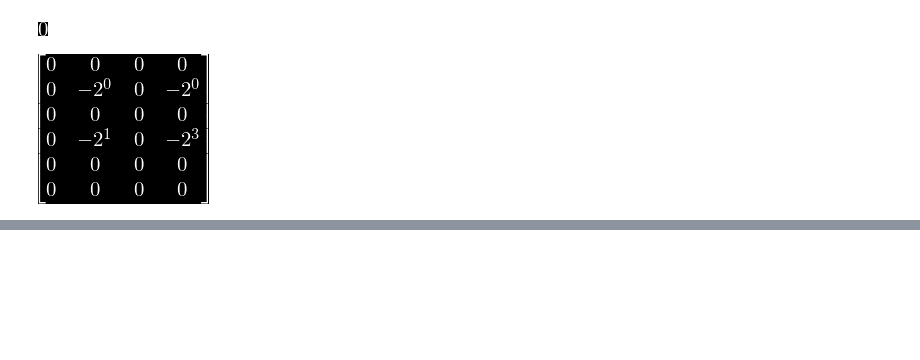
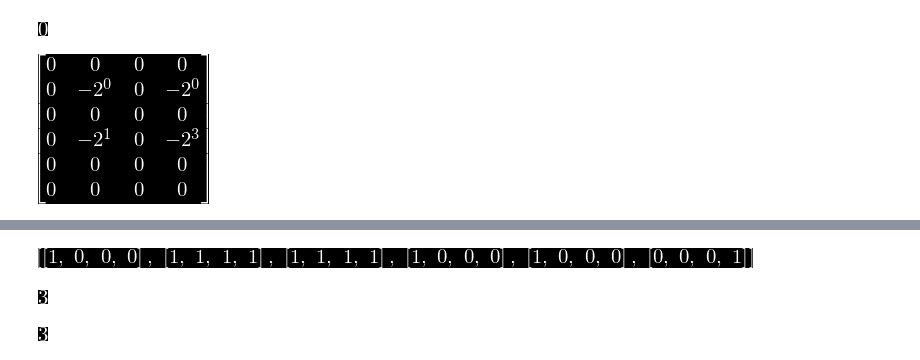
Before and after one commit to tarsioonofrio/fast-convolution-rtl, a Jupyter notebook: notebooks/blahut5.2toom-cook4x3.ipynb, the cells around one changed output, grey strips where cells are left out. Drawn from its saved outputs; the diff is of its cells as text; code cells hidden in the pictures; blank space fills up the shorter version.

```diff
--- a/notebooks/blahut5.2toom-cook4x3.ipynb
+++ b/notebooks/blahut5.2toom-cook4x3.ipynb
@@ -97,0 +165,16 @@ M(a_neg)
+# %%
+[[1 if len(c) > 0 and 0 in c["z"] else 0
+  for c in r]
+ for r in a_lst]
+# %% [output]
+[figure, added]
+# %%
+max_pow = max([max([max(c["z"]) for c in r if len(c) > 0 and c["s"] == 1] + [0]) for r in a_lst] + [0])
+max_pow
+# %% [output]
+[figure, added]
+# %%
+min_pow = max([max([max(c["z"]) for c in r if len(c) > 0 and c["s"] == -1] + [0]) for r in a_lst] + [0])
+min_pow
+# %% [output]
+[figure, added]
```
Also changed, not shown: parts of 9 cells of this notebook, 1 other file.
